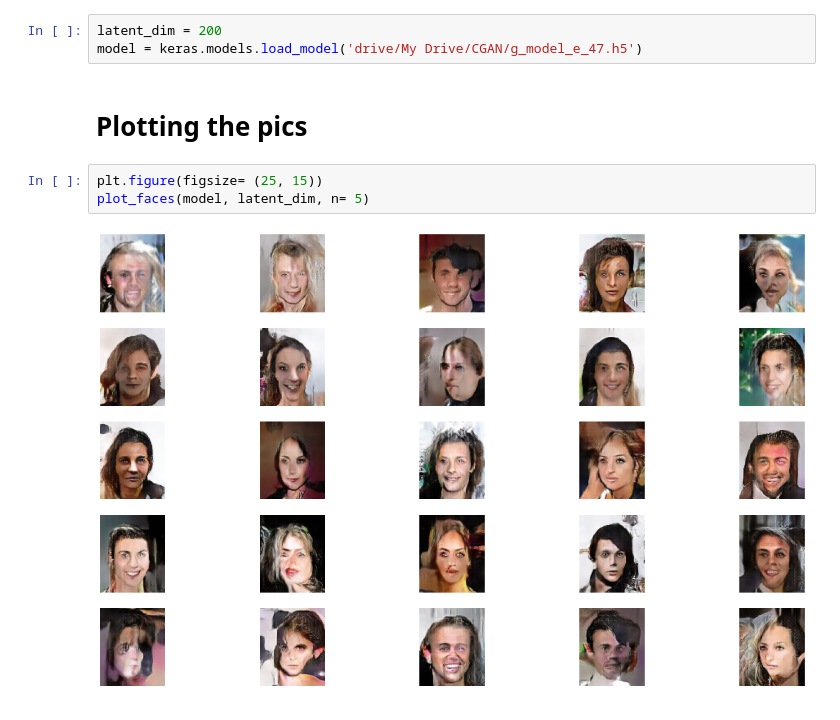
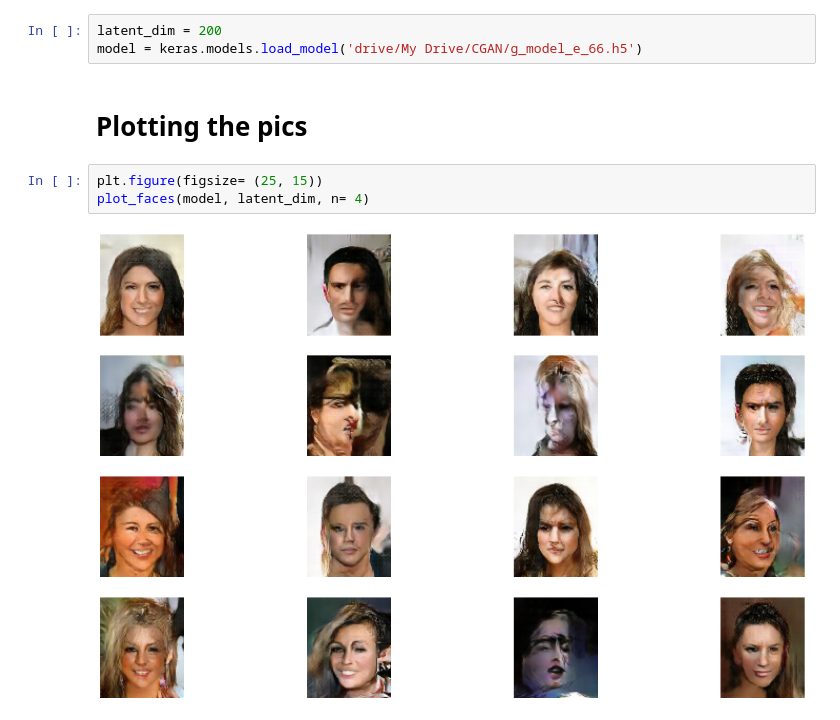
Before and after one commit to moh-C/GANs_Python, a Jupyter notebook: Chapter 09/06 - Using the trained model from CelebA.ipynb, the cells around one changed output. Cells and saved outputs as stored; diff of their text form.

Commit message:
Predicting using the new models

```diff
--- a/Chapter 09/06 - Using the trained model from CelebA.ipynb
+++ b/Chapter 09/06 - Using the trained model from CelebA.ipynb
@@ -29,11 +29,11 @@ def generate_latent_points(latent_dim, n_samples):
 # Loading the model
 # %%
 latent_dim = 200
-model = keras.models.load_model('drive/My Drive/CGAN/g_model_e_47.h5')
+model = keras.models.load_model('drive/My Drive/CGAN/g_model_e_66.h5')
 # %% [markdown]
 # Plotting the pics
 # %%
 plt.figure(figsize= (25, 15))
-plot_faces(model, latent_dim, n= 5)
+plot_faces(model, latent_dim, n= 4)
 # %% [output]
-[figure, old version]
+[figure, new version]
```
